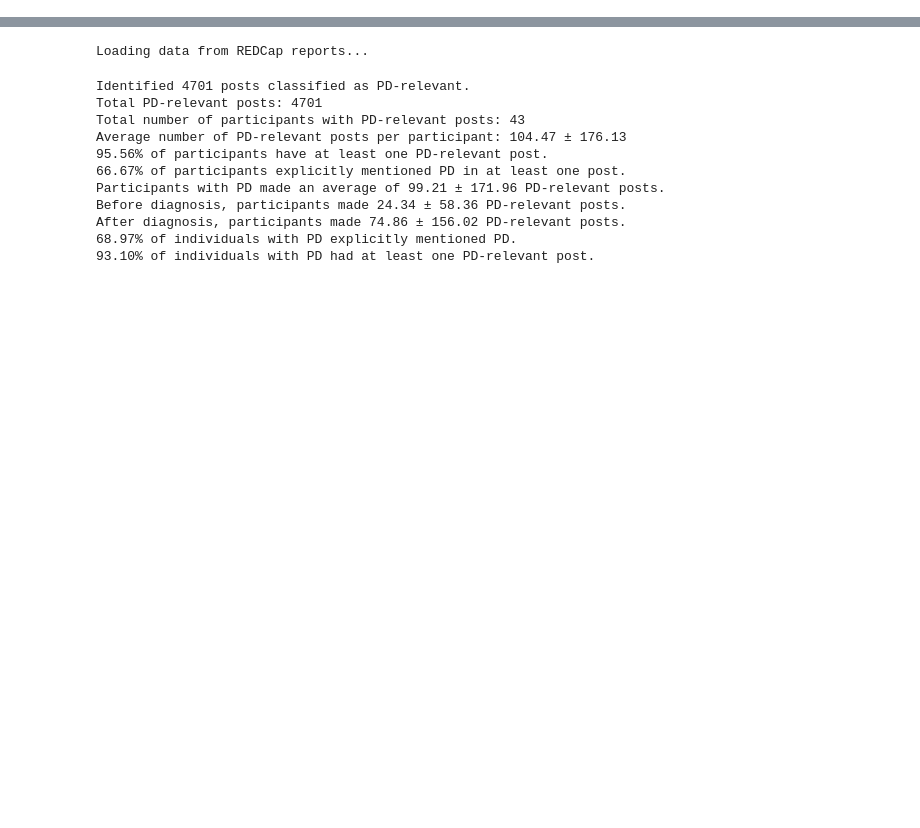
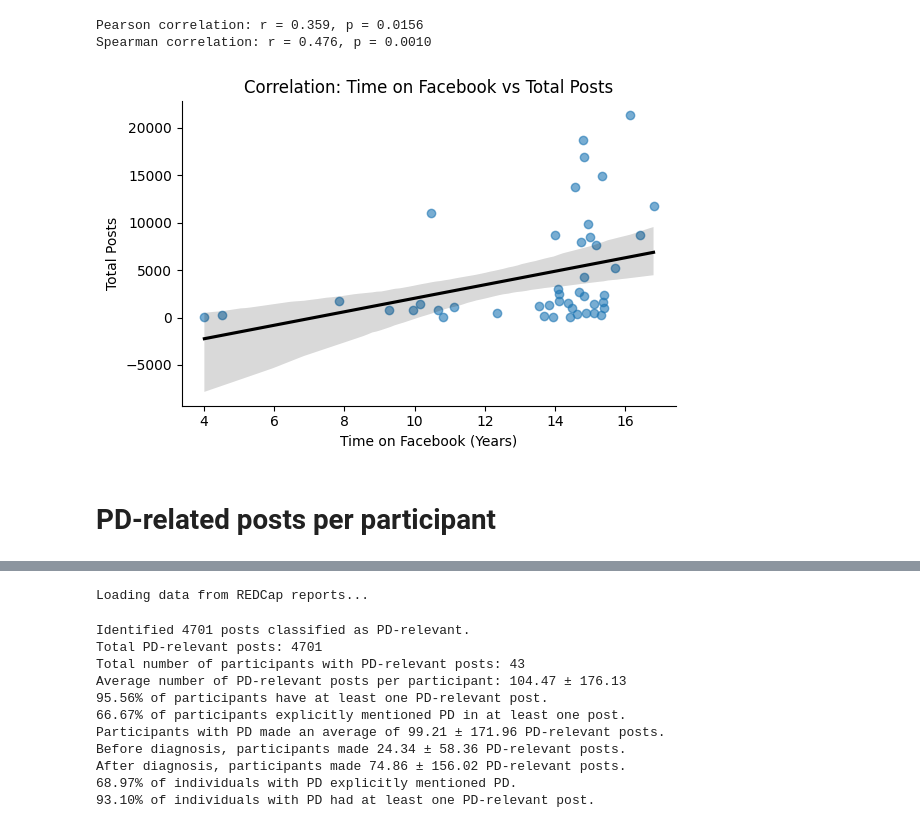
Before and after one commit to jeannempowell/JCM_pd-on-facebook, a Jupyter notebook: python/6_pd-relevant-posts.ipynb, the cells around one changed output, grey strips where cells are left out. Saved outputs shown, nothing was run; the diff lists cells and outputs as text; code cells hidden in the pictures; blank space fills up the shorter version.

Commit message:
Updated analysis

```diff
--- a/python/6_pd-relevant-posts.ipynb
+++ b/python/6_pd-relevant-posts.ipynb
@@ -0,0 +146,46 @@
+# %%
+import pandas as pd
+import seaborn as sns
+import matplotlib.pyplot as plt
+from scipy.stats import pearsonr, spearmanr
+
+# ------------------ Correlation Between Facebook Use Duration and Posting Volume ------------------
+
+# Step 1: Prepare data for correlation analysis
+
+# Select relevant columns and drop any rows with missing values
+df_corr = participant_activity[['num_posts_overall', 'time_on_facebook']].dropna()
+df_corr['time_on_facebook_years'] = df_corr['time_on_facebook'].dt.total_seconds() / (60 * 60 * 24 * 365.25)
+
+# Step 2: Compute Pearson correlation
+# Measures linear correlation between total number of posts and time on Facebook
+pearson_r, pearson_p = pearsonr(df_corr['num_posts_overall'], df_corr['time_on_facebook_years'])
+print(f"Pearson correlation: r = {pearson_r:.3f}, p = {pearson_p:.4f}")
+
+# Step 3: Compute Spearman correlation
+# Captures monotonic relationships (useful if relationship is non-linear)
+spearman_r, spearman_p = spearmanr(df_corr['num_posts_overall'], df_corr['time_on_facebook_years'])
+print(f"Spearman correlation: r = {spearman_r:.3f}, p = {spearman_p:.4f}")
+
+# Step 4: Visualize the relationship
+# Scatterplot with a regression line to show the trend between Facebook duration and post volume
+plt.figure(figsize=(6, 4))
+sns.regplot(
+    data=df_corr,
+    x='time_on_facebook_years',
+    y='num_posts_overall',
+    scatter_kws={'alpha': 0.6},   # Makes points semi-transparent
+    line_kws={'color': 'black'}  # Regression line color
+)
+plt.xlabel('Time on Facebook (Years)', color='black')
+plt.ylabel('Total Posts', color='black')
+plt.title('Correlation: Time on Facebook vs Total Posts', color='black')
+sns.despine()
+plt.tight_layout()
+plt.show()
+# %% [output]
+Pearson correlation: r = 0.359, p = 0.0156
+Spearman correlation: r = 0.476, p = 0.0010
+[figure, added]
+# %% [markdown]
+# PD-related posts per participant
```
Also changed, not shown: parts of 23 cells of this notebook, 1 other file.
